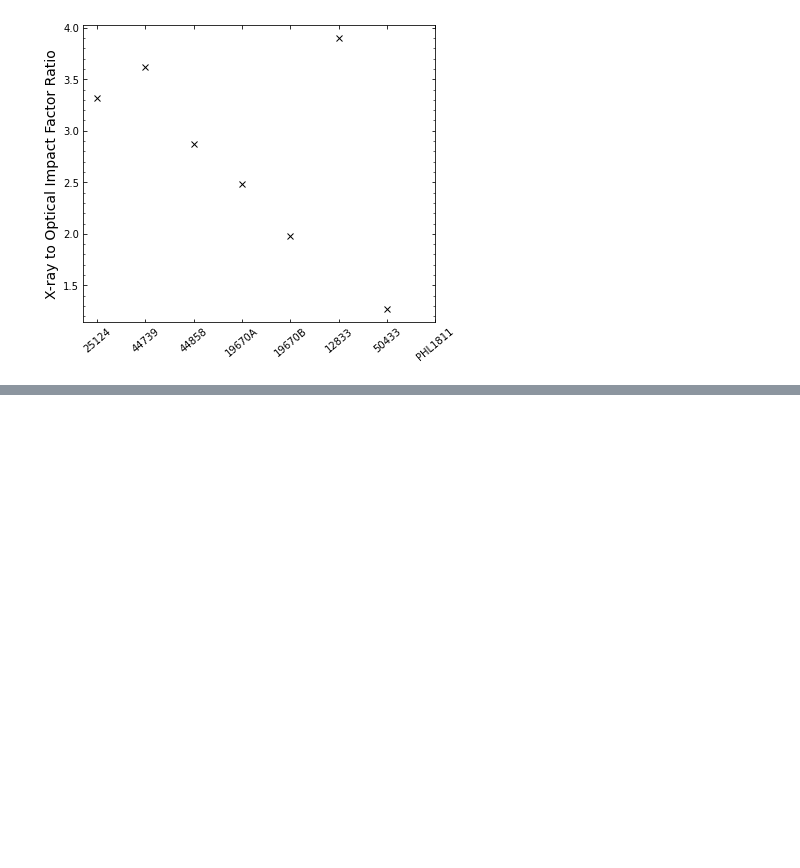
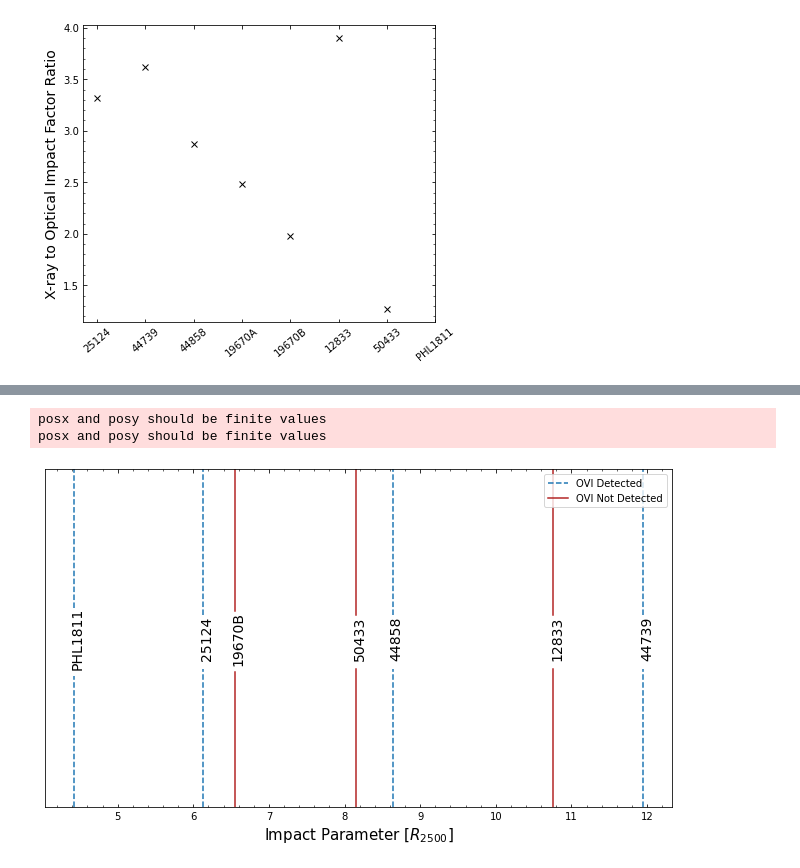
Before and after one commit to DavidT3/OVI_groups, a Jupyter notebook: notebooks/other_analyses/detection_impact_factor.ipynb, the cells around one changed output, grey strips where cells are left out. Cells and saved outputs as stored; diff of their text form; code cells hidden in the pictures; blank space fills up the shorter version.

```diff
--- a/notebooks/other_analyses/detection_impact_factor.ipynb
+++ b/notebooks/other_analyses/detection_impact_factor.ipynb
@@ -265,0 +327,48 @@ plt.show()
+# %%
+y_stop_start = {'25124': [0.41, 0.57], '44739': [0.41, 0.57], '44858': [0.41, 0.57], '19670A': [0.40, 0.58],
+                '19670B': [0.40, 0.58], '12833': [0.41, 0.57], '50433': [0.41, 0.57], 'PHL1811': [0.39, 0.59]}
+
+plt.figure(figsize=(9, 5.5))
+ax = plt.gca()
+
+plt.minorticks_on()
+plt.tick_params(which='both', direction='in', top=True, right=True)
+
+plt.xlabel(r'Impact Parameter [$R_{2500}$]', fontsize=15)
+
+det_lab = False
+not_det_lab = False
+for row_ind, row in comb.iterrows():
+    d_rad = xr2500_scale_imp_fac[row_ind].value
+    ax.annotate(row['name'], (d_rad - 0.04, 0.5), rotation=90, verticalalignment='center',
+                             color='black', fontsize=14, xycoords=('data', 'axes fraction'))
+    if row['OVI_det']:
+        if not det_lab:
+            lab = 'OVI Detected'
+            det_lab = True
+        else:
+            lab = ''
+        plt.axvline(d_rad, color='tab:blue', linestyle='dashed',
+                    label=lab, ymax=y_stop_start[row['name']][0])
+        plt.axvline(d_rad, color='tab:blue', linestyle='dashed', ymin=y_stop_start[row['name']][1], ymax=1)
+    else:
+        if not not_det_lab:
+            lab = 'OVI Not Detected'
+            not_det_lab = True
+
+        else:
+            lab = ''
+        plt.axvline(d_rad, color='firebrick', label=lab, ymax=y_stop_start[row['name']][0])
+        plt.axvline(d_rad, color='firebrick', ymin=y_stop_start[row['name']][1], ymax=1)
+
+
+plt.yticks([])
+plt.legend(loc=1)
+
+plt.tight_layout()
+# plt.savefig("../../outputs/figures/xray_r2500_impact_par.pdf")
+plt.show()
+# %% [output]
+posx and posy should be finite values
+posx and posy should be finite values
+[figure, added]
```
Also changed, not shown: parts of 7 cells of this notebook.
